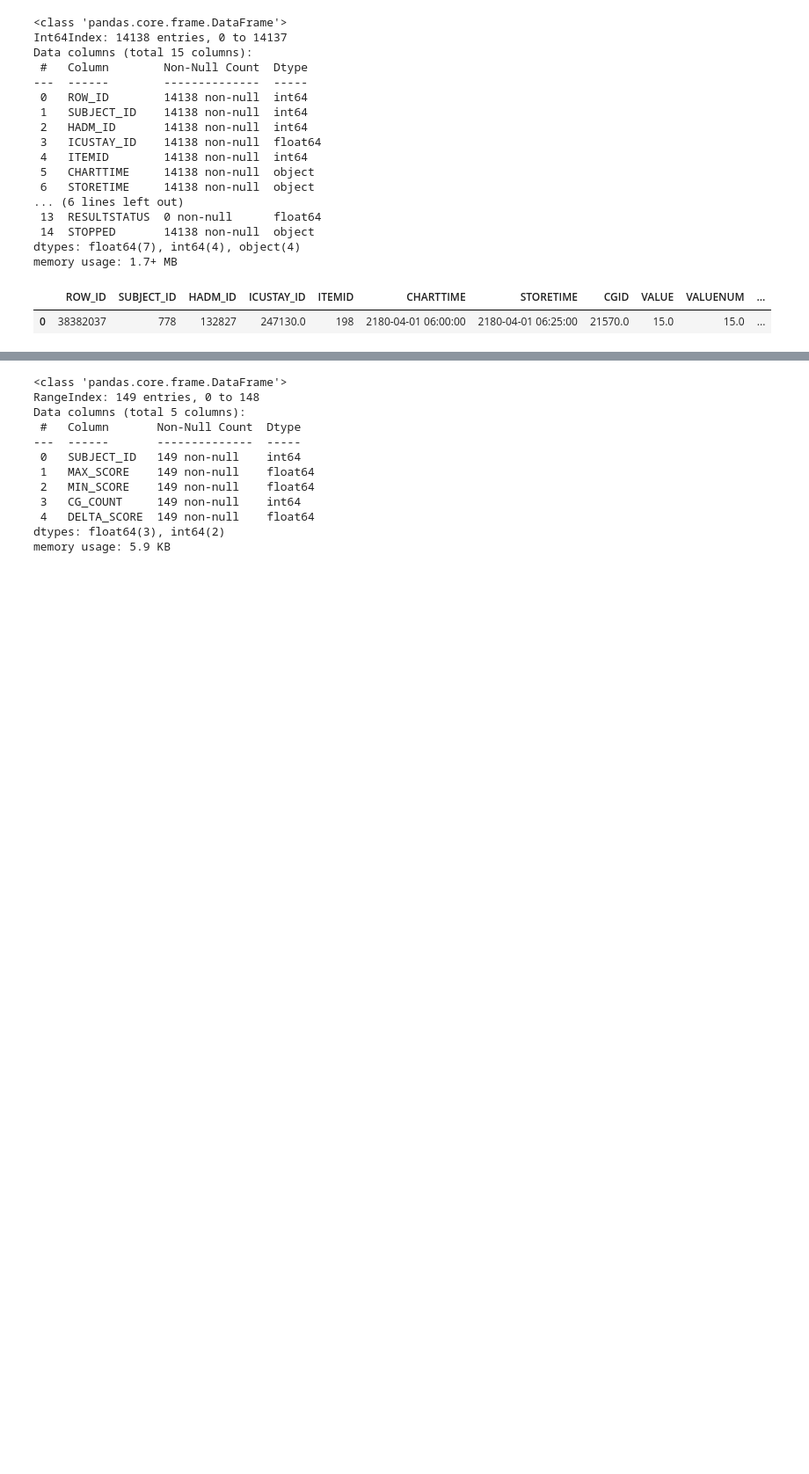
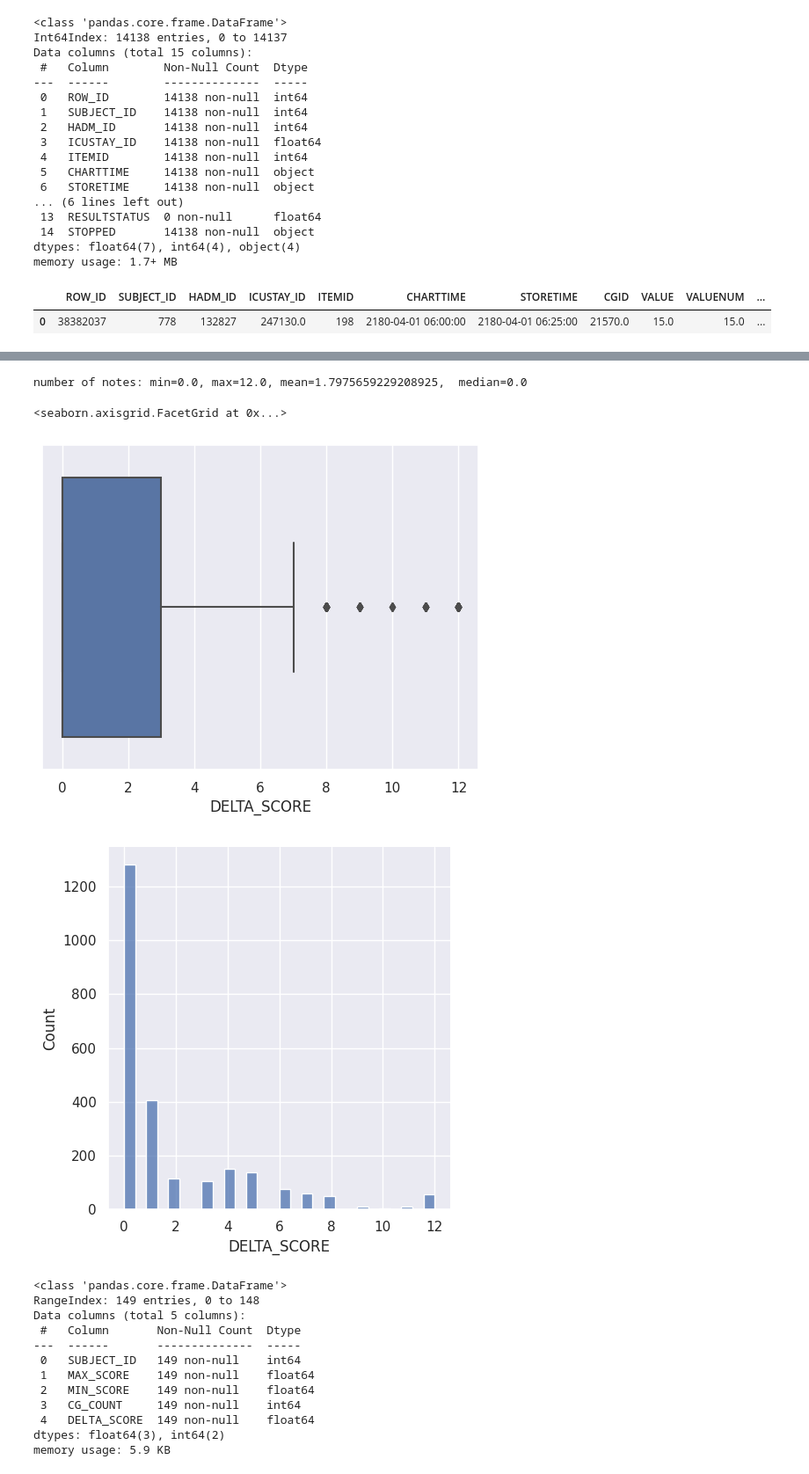
Before and after one commit to tanoManzo/mimic_trajectories, a Jupyter notebook: MIMIC_TRAJECTORY_embeddings_04_01_collect_data.ipynb, the cells around one changed output, grey strips where cells are left out. Shown: that part at 88% size. Cells and saved outputs as stored; diff of their text form; code cells hidden in the pictures; blank space fills up the shorter version.

```diff
--- a/MIMIC_TRAJECTORY_embeddings_04_01_collect_data.ipynb
+++ b/MIMIC_TRAJECTORY_embeddings_04_01_collect_data.ipynb
@@ -125,11 +125,12 @@ memory usage: 1.7+ MB
 |  | ROW_ID | SUBJECT_ID | HADM_ID | ICUSTAY_ID | ITEMID | CHARTTIME | STORETIME | CGID | VALUE | VALUENUM | ... |
 | 0 | 38382037 | 778 | 132827 | 247130.0 | 198 | 2180-04-01 06:00:00 | 2180-04-01 06:25:00 | 21570.0 | 15.0 | 15.0 | ... |
 # %%
-df_patients_icd8xx_tsicu_gcs_scores = df_gcs_total_subjects.groupby(['SUBJECT_ID', 'CGID']).agg(
+df_patients_icd8xx_tsicu_gcs_scores = df_gcs_total_subjects.groupby(['SUBJECT_ID', 'HADM_ID']).agg(
     MAX_SCORE=('VALUE', 'max'),
     MIN_SCORE=('VALUE', 'min'),
     DELTA_SCORE=('VALUE', lambda x: x.max() - x.min())
 ).reset_index()
 df_patients_icd8xx_tsicu_gcs_scores.info()
+df_patients_icd8xx_tsicu_gcs_scores
 # %% [output]
 <class 'pandas.core.frame.DataFrame'>
@@ -148,6 +162,19 @@ memory usage: 96.4 KB
 PATH_TO_SAVE = "/content/drive/MyDrive/NIH/Data/"
 name_file_to_save = 'NOTES_NURSING_TRAJECTORIES_TSICU_GCS_SUB_CG.csv'
 df_patients_icd8xx_tsicu_gcs_scores.to_csv(PATH_TO_SAVE+name_file_to_save,index=False)
+# %%
+sns.set()
+
+num_notes = df_patients_icd8xx_tsicu_gcs_scores['DELTA_SCORE']
+#print(num_notes)
+print(f'number of notes: min={num_notes.min()}, max={num_notes.max()}, mean={num_notes.mean()},  median={num_notes.median()}')
+sns.boxplot(x=num_notes)
+sns.displot(num_notes)
+# %% [output]
+number of notes: min=0.0, max=12.0, mean=1.7975659229208925,  median=0.0
+<seaborn.axisgrid.FacetGrid at 0x...>
+[figure, added]
+[figure, added]
 # %%
 df_patients_icd8xx_tsicu_gcs_scores_subjects = df_patients_icd8xx_tsicu_gcs_scores.groupby(['SUBJECT_ID']).agg(
     MAX_SCORE=('MAX_SCORE', 'max'),
```
Also changed, not shown: parts of 7 cells of this notebook.
